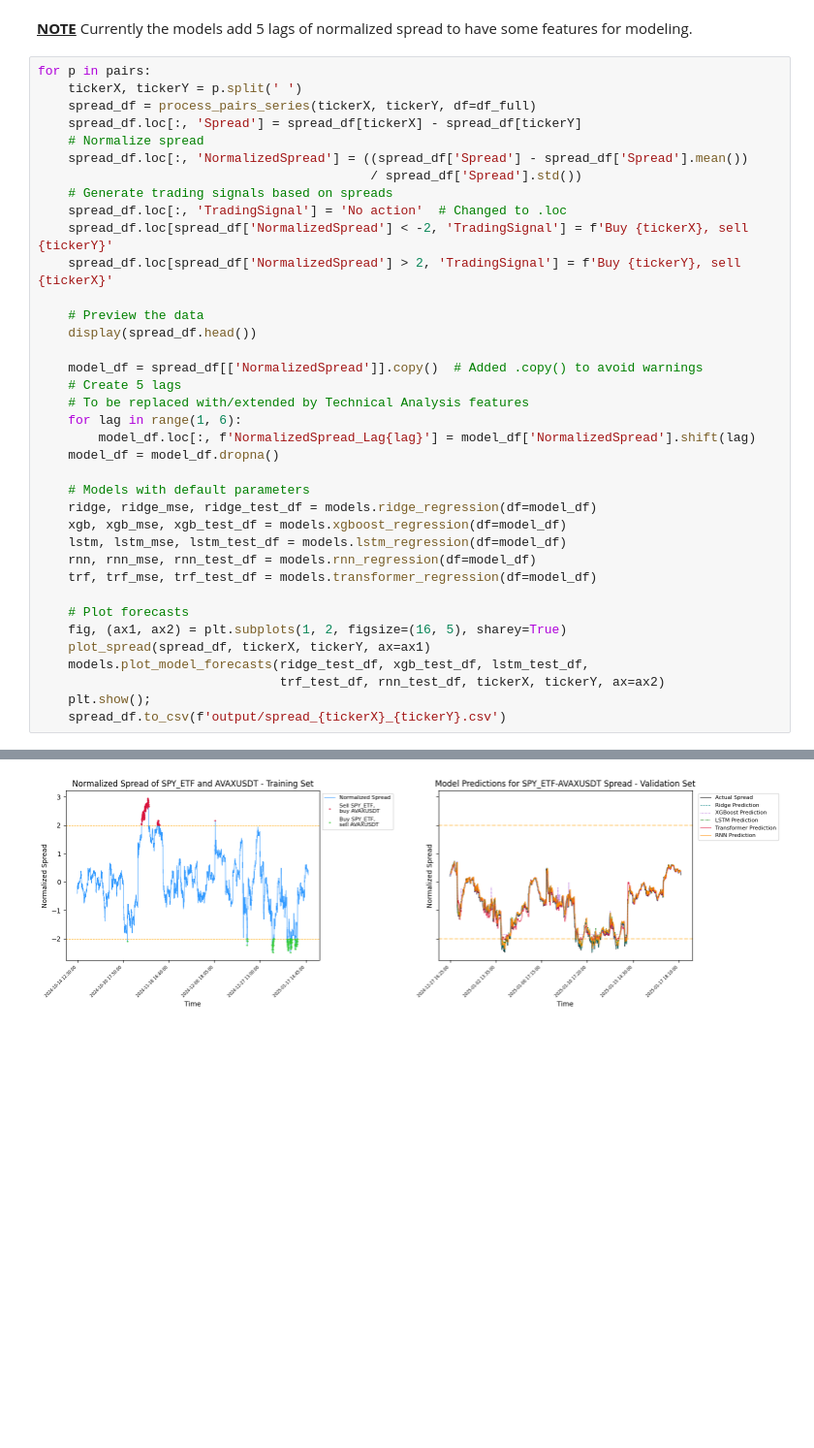
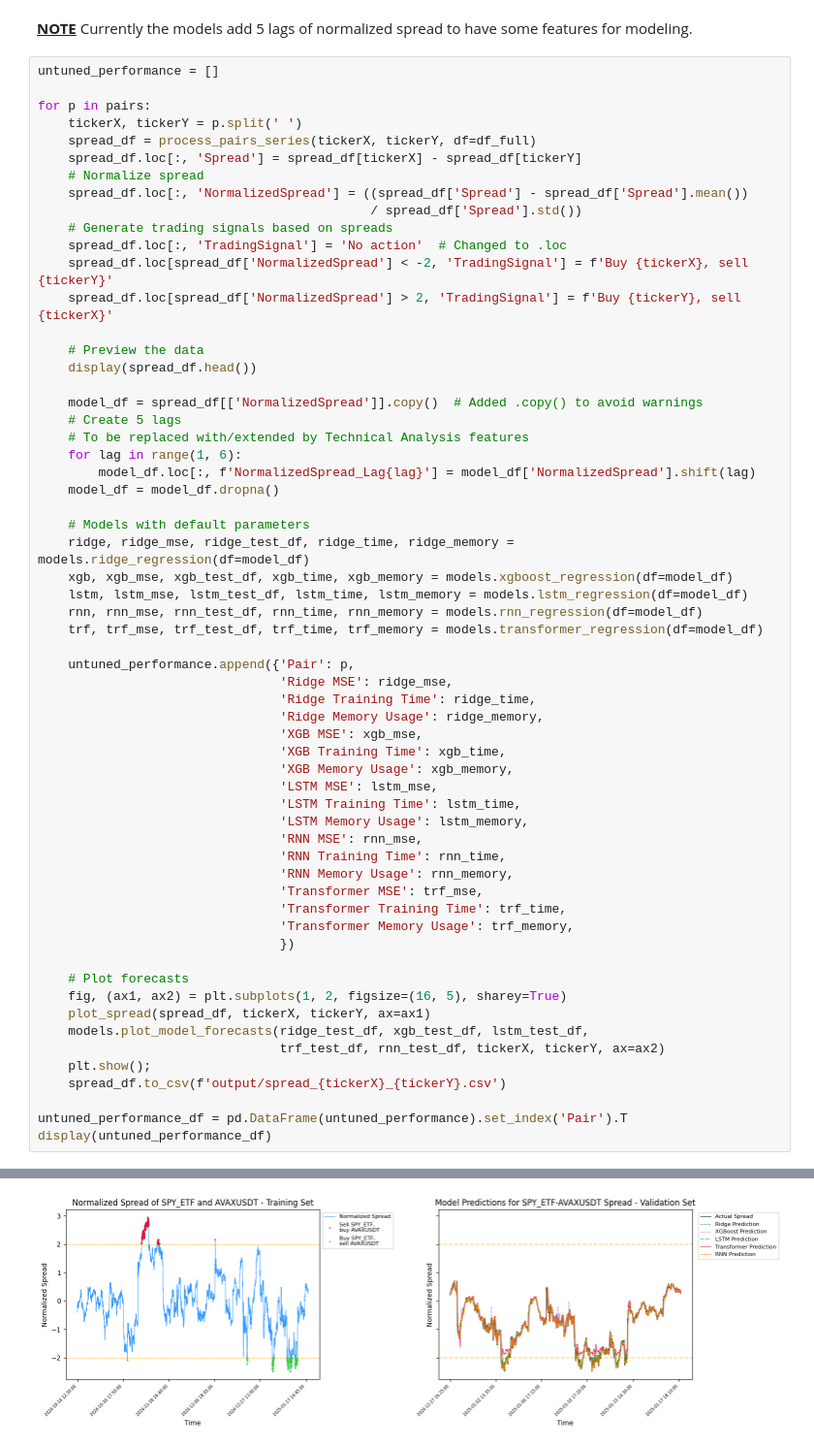
Before and after one commit to nite4/mscfe-masters-project, a Jupyter notebook: src/modeling.ipynb, the cells around one changed output, grey strips where cells are left out. Shown at 97% size. Saved outputs shown, nothing was run; the diff lists cells and outputs as text; blank space fills up the shorter version.

Commit message:
Added benchmark portfolio and time&memory usage.

```diff
--- a/src/modeling.ipynb
+++ b/src/modeling.ipynb
@@ -117,6 +180,8 @@ Each pair has its own model trained.
 # %% [markdown]
 <u>**NOTE**</u> Currently the models add 5 lags of normalized spread to have some features for modeling.
 # %%
+untuned_performance = []
+
 for p in pairs:
     tickerX, tickerY = p.split(' ')
     spread_df = process_pairs_series(tickerX, tickerY, df=df_full)
@@ -140,11 +205,29 @@ for p in pairs:
     model_df = model_df.dropna()
 
     # Models with default parameters
-    ridge, ridge_mse, ridge_test_df = models.ridge_regression(df=model_df)
-    xgb, xgb_mse, xgb_test_df = models.xgboost_regression(df=model_df)
-    lstm, lstm_mse, lstm_test_df = models.lstm_regression(df=model_df)
-    rnn, rnn_mse, rnn_test_df = models.rnn_regression(df=model_df)
-    trf, trf_mse, trf_test_df = models.transformer_regression(df=model_df)
+    ridge, ridge_mse, ridge_test_df, ridge_time, ridge_memory = models.ridge_regression(df=model_df)
+    xgb, xgb_mse, xgb_test_df, xgb_time, xgb_memory = models.xgboost_regression(df=model_df)
+    lstm, lstm_mse, lstm_test_df, lstm_time, lstm_memory = models.lstm_regression(df=model_df)
+    rnn, rnn_mse, rnn_test_df, rnn_time, rnn_memory = models.rnn_regression(df=model_df)
+    trf, trf_mse, trf_test_df, trf_time, trf_memory = models.transformer_regression(df=model_df)
+
+    untuned_performance.append({'Pair': p,
+                                'Ridge MSE': ridge_mse,
+                                'Ridge Training Time': ridge_time,
+                                'Ridge Memory Usage': ridge_memory,
+                                'XGB MSE': xgb_mse,
+                                'XGB Training Time': xgb_time,
+                                'XGB Memory Usage': xgb_memory,
+                                'LSTM MSE': lstm_mse,
+                                'LSTM Training Time': lstm_time,
+                                'LSTM Memory Usage': lstm_memory,
+                                'RNN MSE': rnn_mse,
+                                'RNN Training Time': rnn_time,
+                                'RNN Memory Usage': rnn_memory,
+                                'Transformer MSE': trf_mse,
+                                'Transformer Training Time': trf_time,
+                                'Transformer Memory Usage': trf_memory,
+                                })
 
     # Plot forecasts
     fig, (ax1, ax2) = plt.subplots(1, 2, figsize=(16, 5), sharey=True)
@@ -153,6 +236,9 @@ for p in pairs:
                                 trf_test_df, rnn_test_df, tickerX, tickerY, ax=ax2)
     plt.show();
     spread_df.to_csv(f'output/spread_{tickerX}_{tickerY}.csv')
+
+untuned_performance_df = pd.DataFrame(untuned_performance).set_index('Pair').T
+display(untuned_performance_df)
 # %% [output]
 |  | META | DAXEX_ETF | Spread | NormalizedSpread | TradingSignal |
 | OpenTime |  |  |  |  |  |
@@ -222 +308 @@ Transformer MSE: 0.04649499867418451
-[figure, old version]
+[figure, new version]
```
Also changed, not shown: parts of 8 cells of this notebook, 1 other file.
